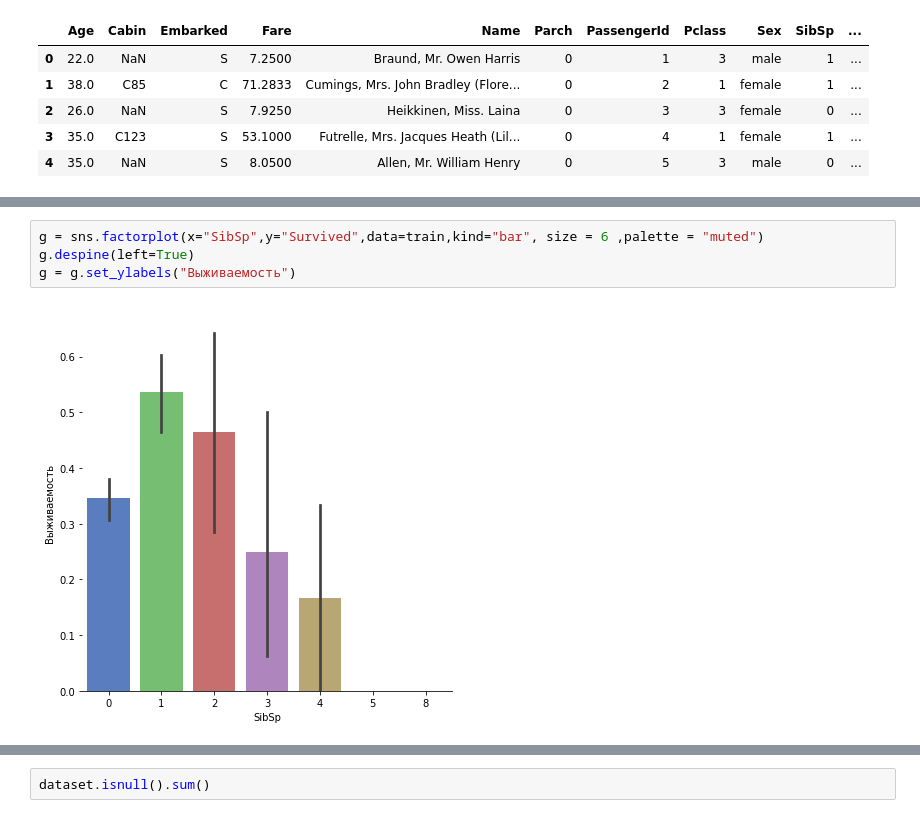
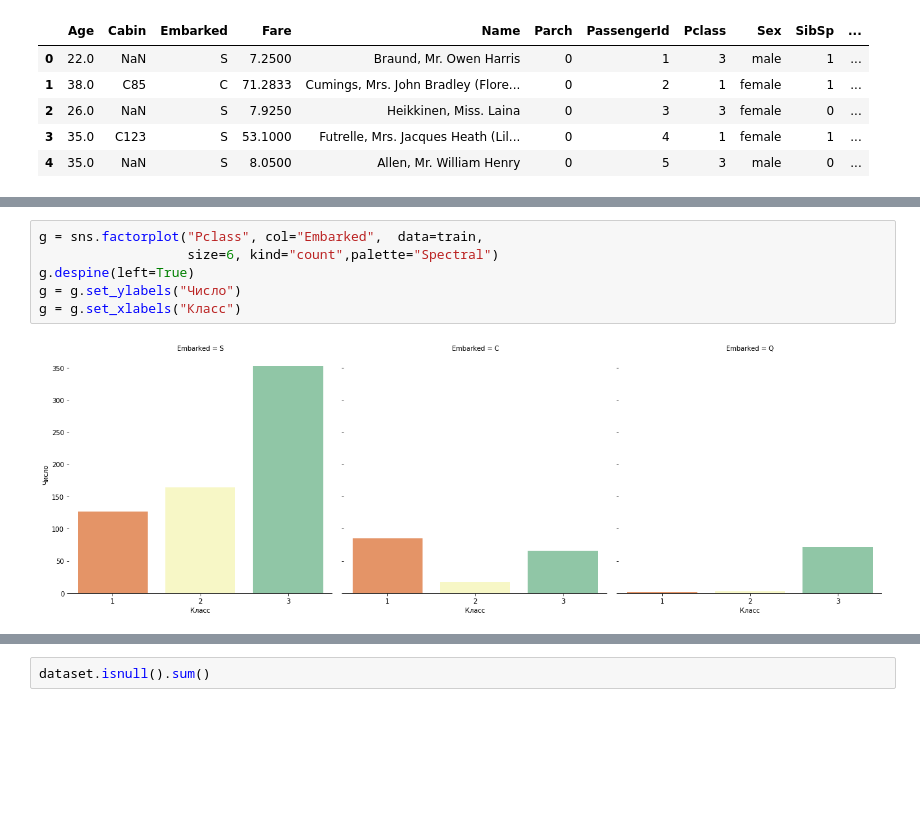
Before and after one commit to Elizabeth-Titova/Titanic, a Jupyter notebook: Titanic.ipynb, the cells around one changed output, grey strips where cells are left out. Saved outputs shown, nothing was run; the diff lists cells and outputs as text; blank space fills up the shorter version.

```diff
--- a/Titanic.ipynb
+++ b/Titanic.ipynb
@@ -21,6 +68,8 @@ dataset.head()
 # %%
-g = sns.factorplot(x="SibSp",y="Survived",data=train,kind="bar", size = 6 ,palette = "muted")
+g = sns.factorplot("Pclass", col="Embarked",  data=train,
+                   size=6, kind="count",palette="Spectral")
 g.despine(left=True)
-g = g.set_ylabels("Выживаемость")
+g = g.set_ylabels("Число")
+g = g.set_xlabels("Класс")
 # %% [output]
-[figure, old version]
+[figure, new version]
```
Also changed, not shown: parts of 20 cells of this notebook.
